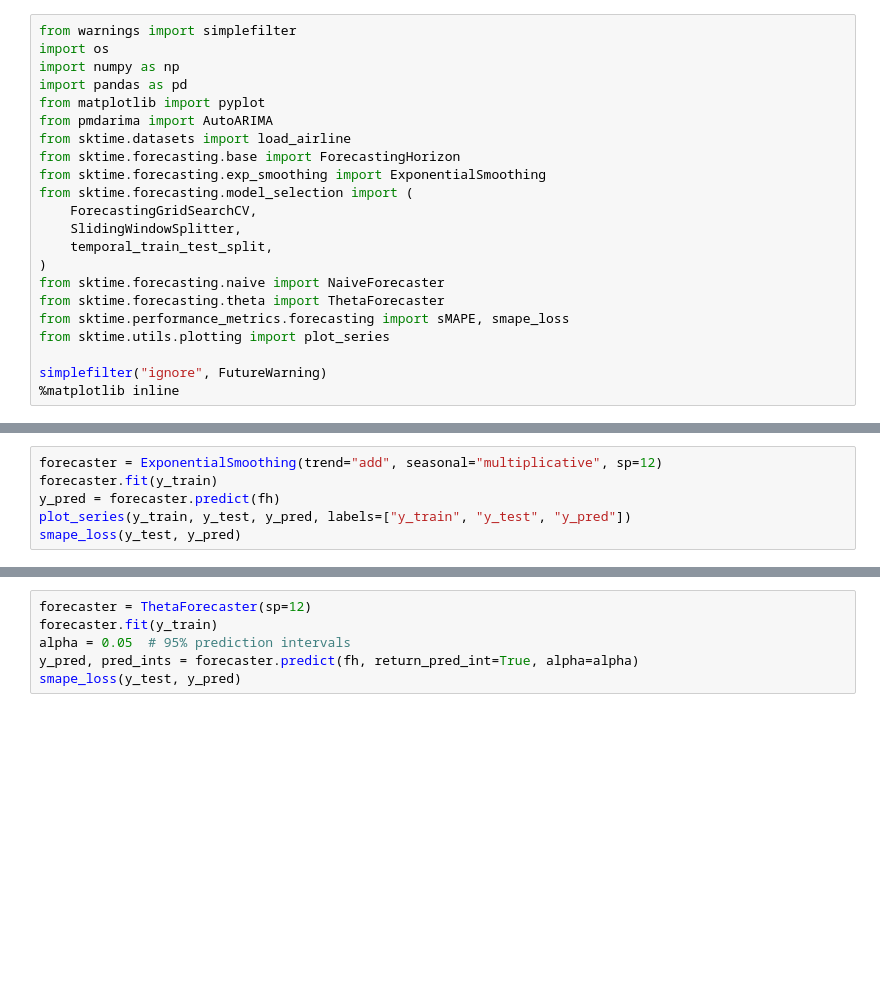
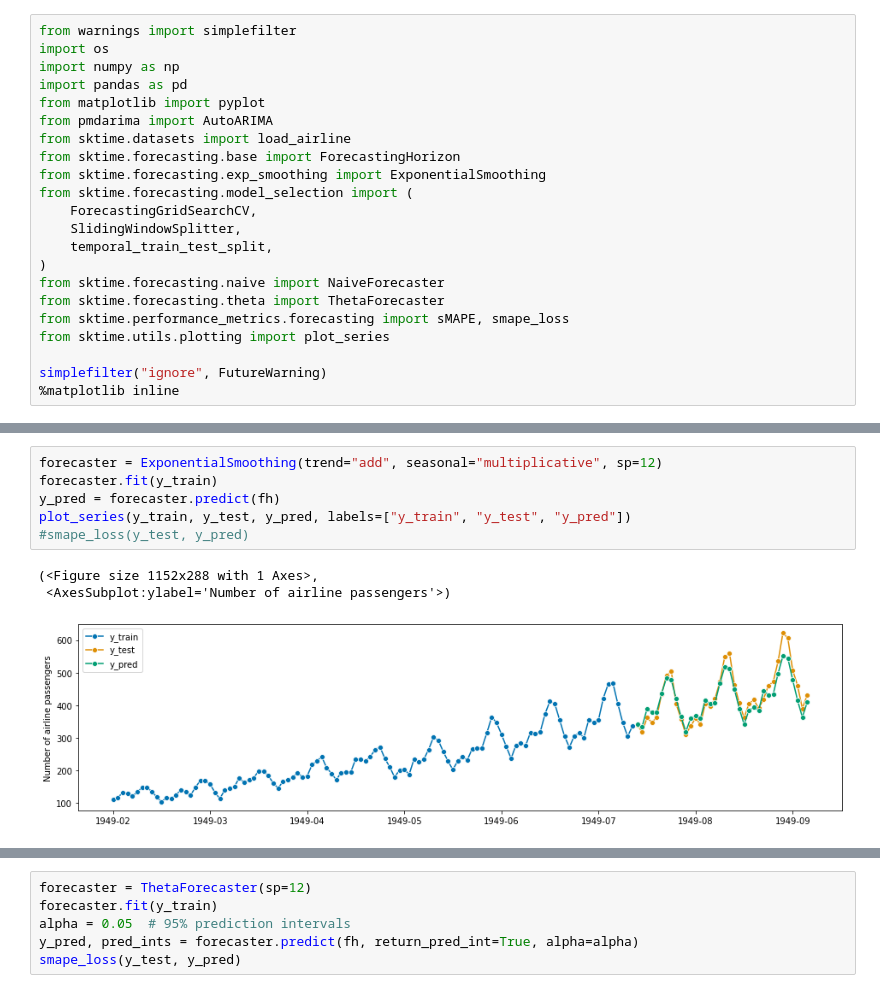
Before and after one commit to gpreet-singh/betasci, a Jupyter notebook: naive.ipynb, the cells around one changed output, grey strips where cells are left out. Drawn from its saved outputs; the diff is of its cells as text; blank space fills up the shorter version.

```diff
--- a/naive.ipynb
+++ b/naive.ipynb
@@ -76,7 +153,11 @@ smape_loss(z_pred, z_test)
 # %%
 forecaster = ExponentialSmoothing(trend="add", seasonal="multiplicative", sp=12)
 forecaster.fit(y_train)
 y_pred = forecaster.predict(fh)
 plot_series(y_train, y_test, y_pred, labels=["y_train", "y_test", "y_pred"])
-smape_loss(y_test, y_pred)
+#smape_loss(y_test, y_pred)
+# %% [output]
+(<Figure size 1152x288 with 1 Axes>,
+ <AxesSubplot:ylabel='Number of airline passengers'>)
+[figure, added]
 # %%
```
Also changed, not shown: parts of 17 cells of this notebook, 1 other file.
